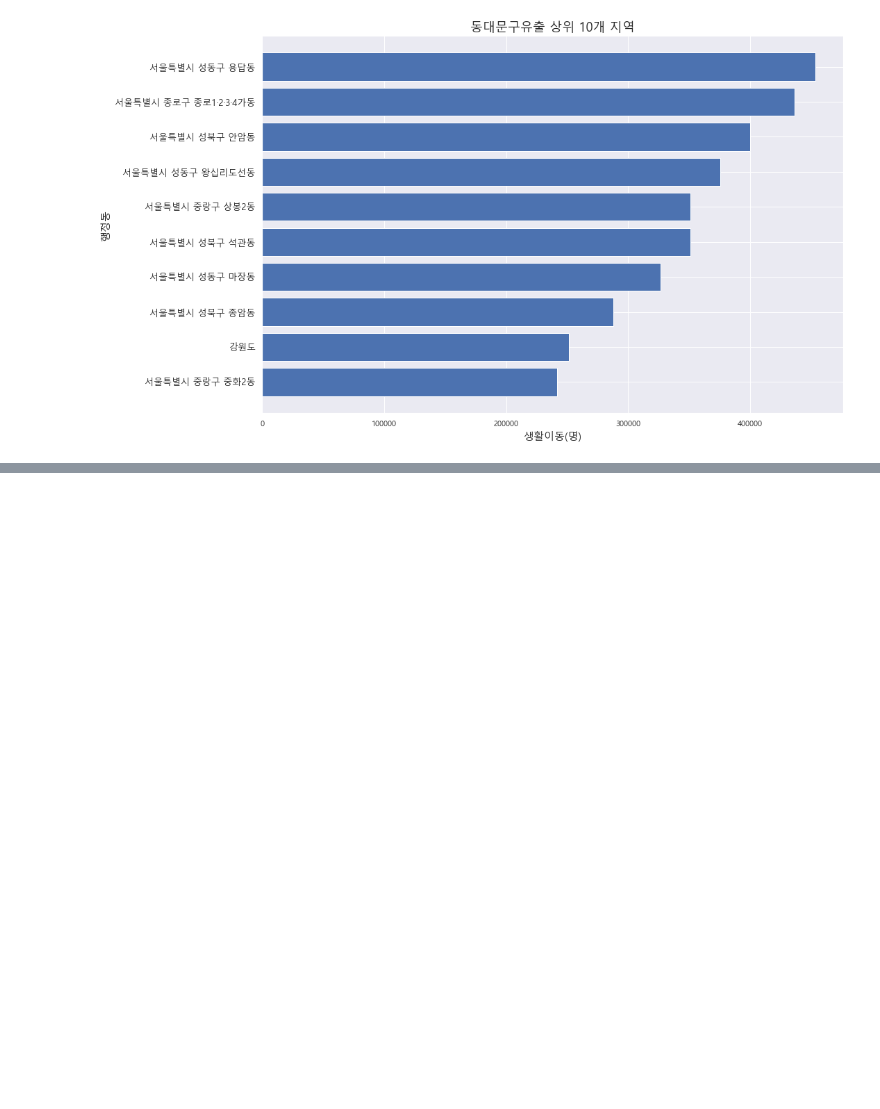
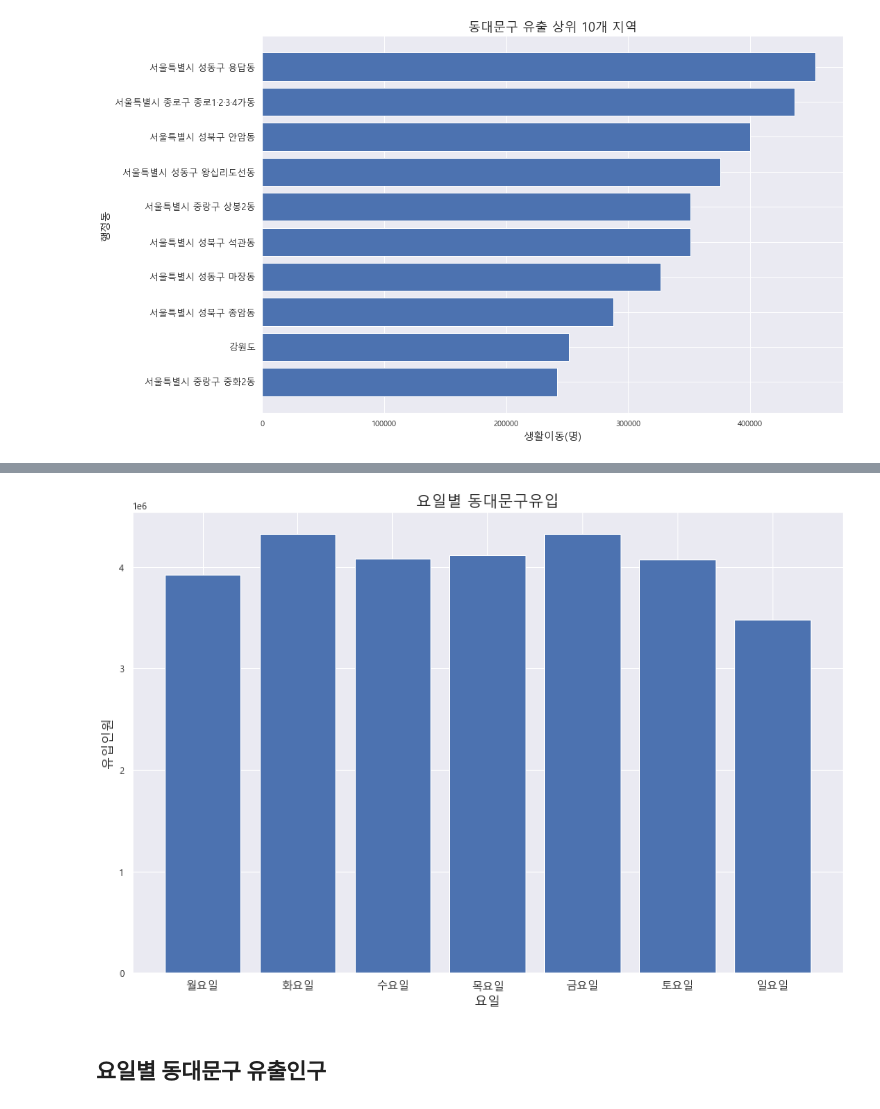
Before and after one commit to songhyeonjun/bigdata, a Jupyter notebook: 인턴교육/동대문구 유동인구/생활이동 분석.ipynb, the cells around one changed output, grey strips where cells are left out. Cells and saved outputs as stored; diff of their text form; code cells hidden in the pictures; blank space fills up the shorter version.

```diff
--- a/인턴교육/동대문구 유동인구/생활이동 분석.ipynb
+++ b/인턴교육/동대문구 유동인구/생활이동 분석.ipynb
@@ -488,0 +506,24 @@ plt.show()
+# %%
+label = ['월요일', '화요일', '수요일', '목요일', '금요일','토요일', '일요일']
+
+val = [3920001, 4322439, 4076543, 4115047, 4326185, 4069961, 3476292]
+
+index = np.arange(len(label))
+
+plt.figure(figsize=(15, 10))
+
+plt.bar(index, val)
+
+plt.title('요일별 동대문구유입', fontsize=18)
+
+plt.xlabel('요일', fontsize=15)
+
+plt.ylabel('유입인원', fontsize=15)
+
+plt.xticks(index, label, fontsize=13, rotation=0)
+
+plt.show()
+# %% [output]
+[figure, added]
+# %% [markdown]
+## 요일별 동대문구 유출인구
```
Also changed, not shown: parts of 35 cells of this notebook.
